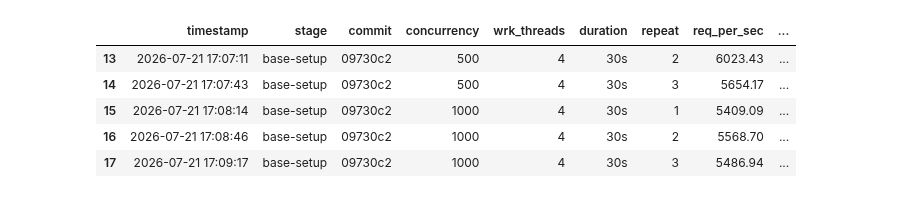
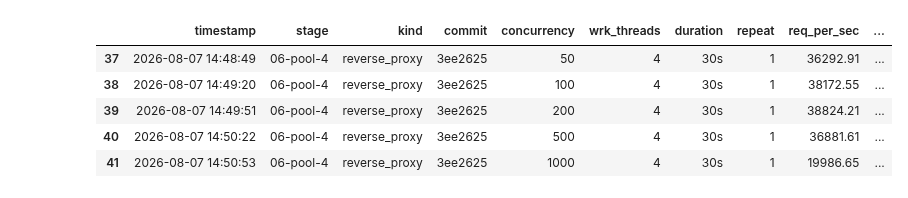
Before and after one commit to AakrishtSP/reverse-proxy, a Jupyter notebook: analysis/bench_analysis.ipynb, the cells around one changed output. Cells and saved outputs as stored; diff of their text form; code cells hidden in the pictures.

```diff
--- a/analysis/bench_analysis.ipynb
+++ b/analysis/bench_analysis.ipynb
@@ -5,16 +13,19 @@ Reads `bench/results.jsonl` (one row per wrk run, produced by `bench/harness.sh`
 # %%
 import pandas as pd
 import matplotlib.pyplot as plt
 
 df = pd.read_json("../bench/results.jsonl", lines=True)
-# preserve the order stages were actually run in, not alphabetical
-df["stage"] = pd.Categorical(df["stage"], categories=list(dict.fromkeys(df["stage"])), ordered=True)
+# preserve the order targets were actually run in, not alphabetical
+order = list(dict.fromkeys(zip(df["stage"], df["kind"])))
+df["target"] = pd.Categorical(
+    list(zip(df["stage"], df["kind"])), categories=order, ordered=True
+)
 df.tail()
 # %% [output]
-|  | timestamp | stage | commit | concurrency | wrk_threads | duration | repeat | req_per_sec | ... |
-| 13 | 2026-07-21 17:07:11 | base-setup | 09730c2 | 500 | 4 | 30s | 2 | 6023.43 | ... |
-| 14 | 2026-07-21 17:07:43 | base-setup | 09730c2 | 500 | 4 | 30s | 3 | 5654.17 | ... |
-| 15 | 2026-07-21 17:08:14 | base-setup | 09730c2 | 1000 | 4 | 30s | 1 | 5409.09 | ... |
-| 16 | 2026-07-21 17:08:46 | base-setup | 09730c2 | 1000 | 4 | 30s | 2 | 5568.70 | ... |
-| 17 | 2026-07-21 17:09:17 | base-setup | 09730c2 | 1000 | 4 | 30s | 3 | 5486.94 | ... |
+|  | timestamp | stage | kind | commit | concurrency | wrk_threads | duration | repeat | req_per_sec | ... |
+| 37 | 2026-08-07 14:48:49 | 06-pool-4 | reverse_proxy | 3ee2625 | 50 | 4 | 30s | 1 | 36292.91 | ... |
+| 38 | 2026-08-07 14:49:20 | 06-pool-4 | reverse_proxy | 3ee2625 | 100 | 4 | 30s | 1 | 38172.55 | ... |
+| 39 | 2026-08-07 14:49:51 | 06-pool-4 | reverse_proxy | 3ee2625 | 200 | 4 | 30s | 1 | 38824.21 | ... |
+| 40 | 2026-08-07 14:50:22 | 06-pool-4 | reverse_proxy | 3ee2625 | 500 | 4 | 30s | 1 | 36881.61 | ... |
+| 41 | 2026-08-07 14:50:53 | 06-pool-4 | reverse_proxy | 3ee2625 | 1000 | 4 | 30s | 1 | 19986.65 | ... |
 # %% [markdown]
```
Also changed, not shown: parts of 14 cells of this notebook, 16 other files.
